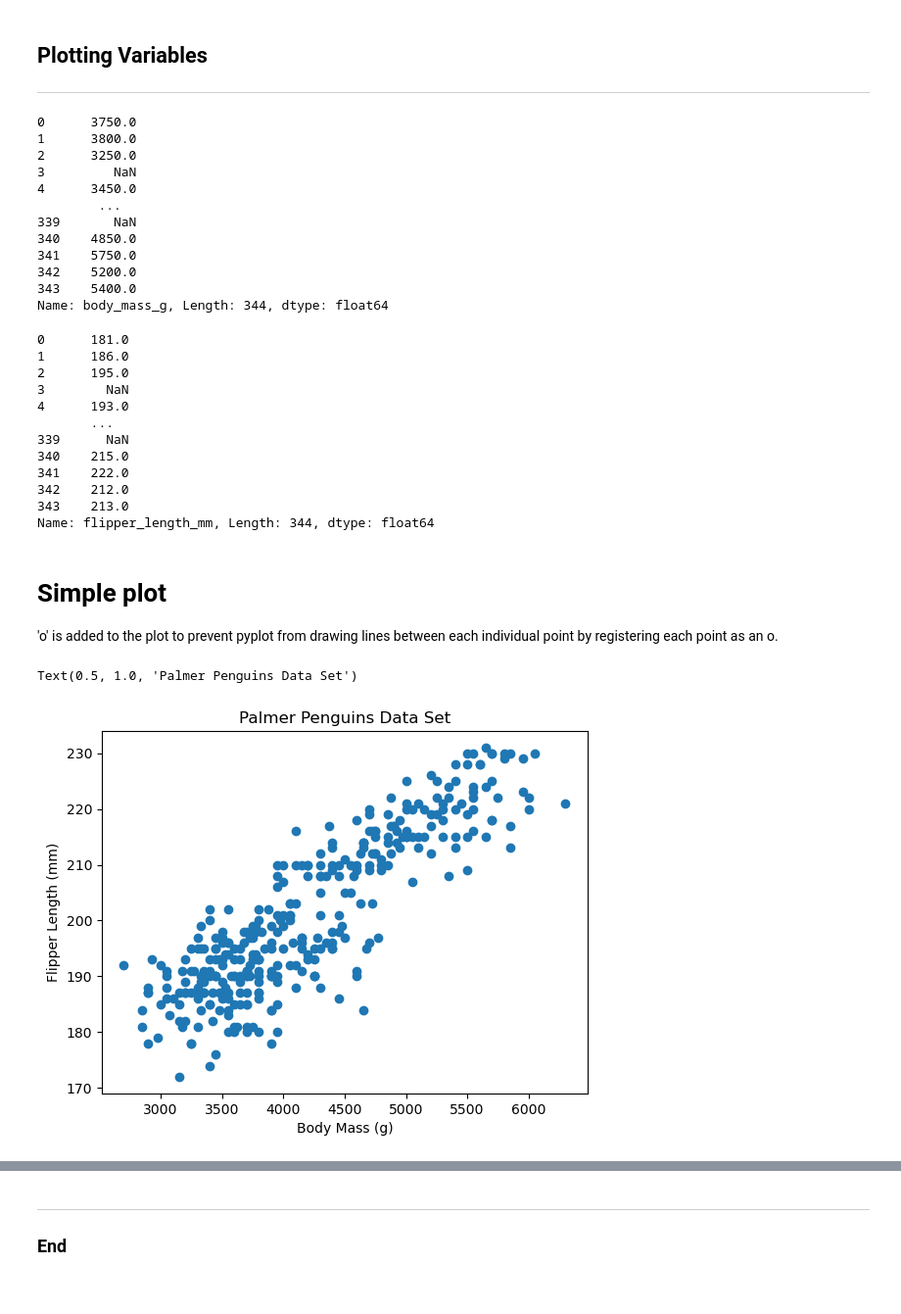
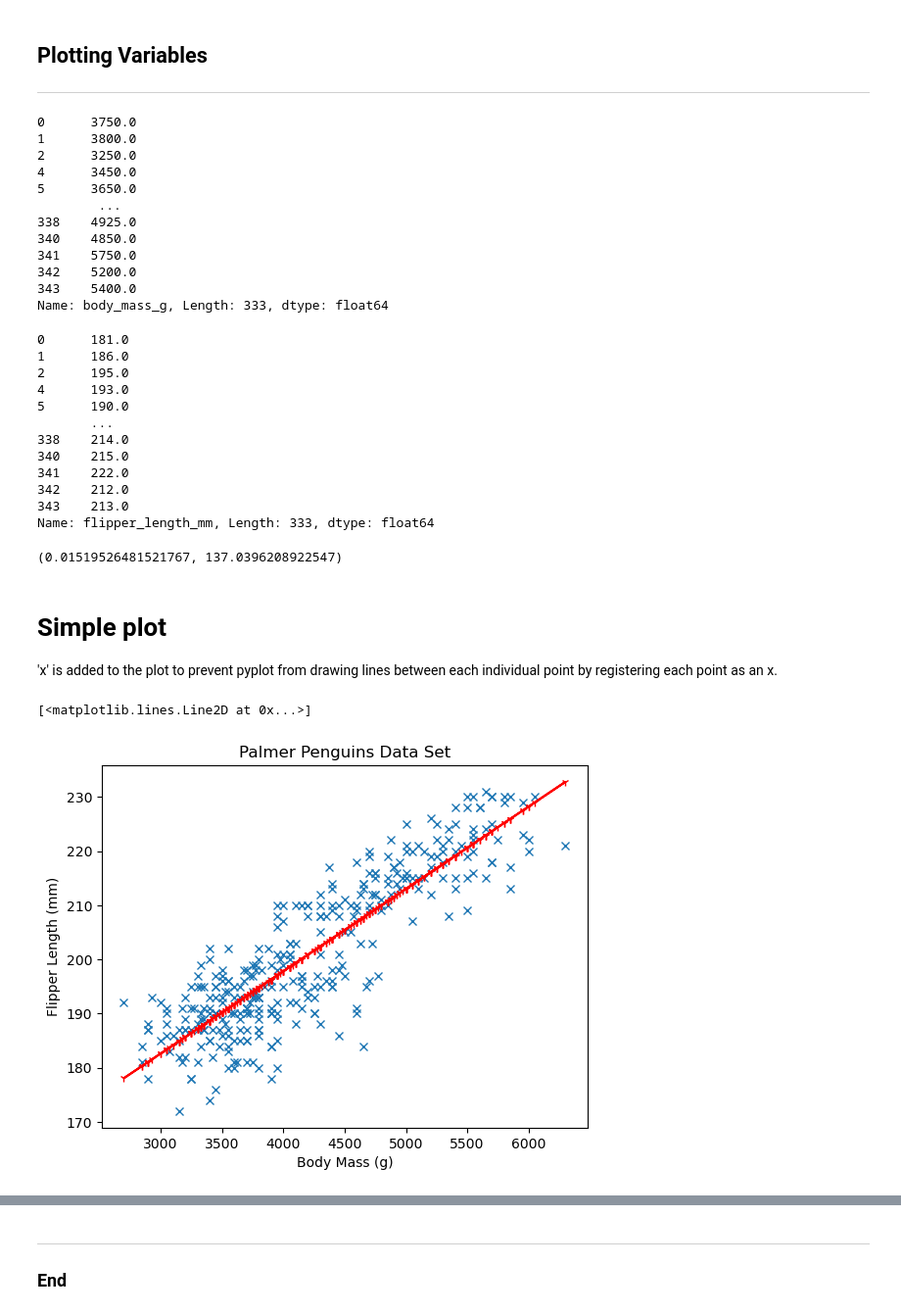
Before and after one commit to NeilTynan/8634, a Jupyter notebook: penguins.ipynb, the cells around one changed output, grey strips where cells are left out. Shown: that part at 98% size. Cells and saved outputs as stored; diff of their text form; code cells hidden in the pictures.

```diff
--- a/penguins.ipynb
+++ b/penguins.ipynb
@@ -120,0 +151,3 @@ Name: count, dtype: int64
+# %%
+df=df.dropna()
+df
@@ -129,15 +176,15 @@ print(bmass)
 0      3750.0
 1      3800.0
 2      3250.0
-3         NaN
 4      3450.0
+5      3650.0
         ...
-339       NaN
+338    4925.0
 340    4850.0
 341    5750.0
 342    5200.0
 343    5400.0
-Name: body_mass_g, Length: 344, dtype: float64
+Name: body_mass_g, Length: 333, dtype: float64
 # %%
 ' Getting flipper length'
 flen = df['flipper_length_mm']
@@ -146,23 +193,41 @@ print(flen)
 0      181.0
 1      186.0
 2      195.0
-3        NaN
 4      193.0
+5      190.0
        ...
-339      NaN
+338    214.0
 340    215.0
 341    222.0
 342    212.0
 343    213.0
-Name: flipper_length_mm, Length: 344, dtype: float64
+Name: flipper_length_mm, Length: 333, dtype: float64
+# %%
+# Fit a straight line between x and y
+m, c = np.polyfit(bmass, flen, 1)
+m, c
+# %% [output]
+(0.01519526481521767, 137.0396208922547)
 # %% [markdown]
 # Simple plot
-'o' is added to the plot to prevent pyplot from drawing lines between each individual point by registering each point as an o.
+'x' is added to the plot to prevent pyplot from drawing lines between each individual point by registering each point as an x.
-# %%
-plt.plot(bmass, flen, 'o')
-plt.xlabel ('Body Mass (g)')
-plt.ylabel ('Flipper Length (mm)')
-plt.title ('Palmer Penguins Data Set')
-# %% [output]
-Text(0.5, 1.0, 'Palmer Penguins Data Set')
-[figure, removed]
+# %%
+# Create a new figure and set of axis - stateless
+fig, ax = plt.subplots()
+
+#Simple plot
+ax.plot(bmass, flen, 'x')
+
+# Axis Labels
+ax.set_xlabel ('Body Mass (g)')
+ax.set_ylabel ('Flipper Length (mm)')
+
+# Title
+ax.set_title ('Palmer Penguins Data Set')
+
+
+# Simple Plot
+ax.plot(bmass, m*bmass + c, 'r-1')
+# %% [output]
+[<matplotlib.lines.Line2D at 0x...>]
+[figure, added]
```
Also changed, not shown: parts of 14 cells of this notebook, 1 other file.
